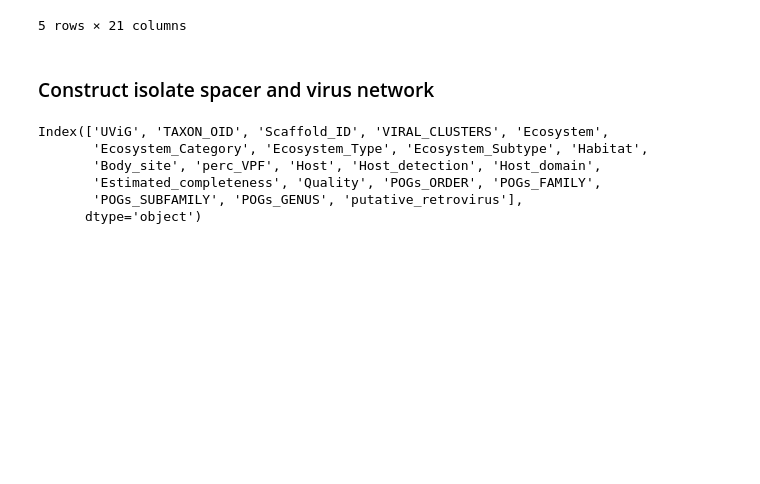
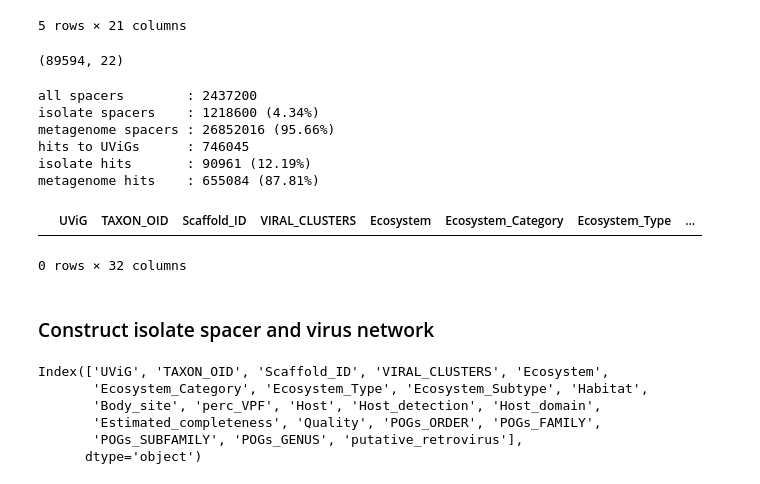
Before and after one commit to camillescott/viralnet, a Jupyter notebook: ViralNetworks.ipynb, the cells around one changed output. Cells and saved outputs as stored; diff of their text form; code cells hidden in the pictures; blank space fills up the shorter version.

```diff
--- a/ViralNetworks.ipynb
+++ b/ViralNetworks.ipynb
@@ -323,6 +323,55 @@ metadata.head()
 | 3 | 2003000007_____2003297164 | 2003000007 | 2003297164 | sg_24099 | Environmental | Air | Outdoor Air | ... |
 | 4 | 2003000007_____2003297262 | 2003000007 | 2003297262 | sg_24100 | Environmental | Air | Outdoor Air | ... |
 5 rows × 21 columns
+# %%
+v2h_taxonomy = pandas.read_csv( 'data/predicted_hosts.tsv', sep='\t' )
+v2h_taxonomy.shape
+# %% [output]
+(89594, 22)
+# %%
+# Basic statistics for spacers
+
+import gzip
+
+#n_meta_spacers = str( gzip.open( 'data/meta_spacers.fna.gz' ).read() ).count( '>' )
+#n_iso_spacers  = open( 'data/viral_spacers.fna' ).read().count( '>' )
+
+print( 'all spacers        : {}'.format( n_iso_spacers + n_iso_spacers ) )
+
+print( 'isolate spacers    : {} ({:2.2f}%)'.format( n_iso_spacers,
+                                                 100 * n_iso_spacers / ( n_iso_spacers + n_meta_spacers ) ) )
+
+print( 'metagenome spacers : {} ({:2.2f}%)'.format( n_meta_spacers,
+                                                 100 * n_meta_spacers / ( n_iso_spacers + n_meta_spacers ) ) )
+
+
+print( '--------------------------------------')
+
+isolate_oids = set( int(i) for i in open( 'data/taxonOids.public.txt' ).read().split() )
+#set(metadata['TAXON_OID']) & set(isolate_oids)
+print( 'hits to UViGs      :', metadata.shape[0] )
+
+n_isolate_hits = len( set( metadata['TAXON_OID'] ) ^ isolate_oids )
+
+print( 'isolate hits       : {} ({:2.2f}%)'.format( n_isolate_hits,
+                                                  100 * n_isolate_hits / metadata.shape[0] ) )
+
+n_meta_hits = metadata.shape[0] - n_isolate_hits
+print( 'metagenome hits    : {} ({:2.2f}%)'.format( n_meta_hits,
+                                                  100 * n_meta_hits / metadata.shape[0] ) )
+
+
+taxonomy = pandas.read_csv( 'data/all_public.txt', sep='\t' )
+metadata.join( taxonomy, on='TAXON_OID' ).dropna()
+# %% [output]
+all spacers        : 2437200
+isolate spacers    : 1218600 (4.34%)
+metagenome spacers : 26852016 (95.66%)
+hits to UViGs      : 746045
+isolate hits       : 90961 (12.19%)
+metagenome hits    : 655084 (87.81%)
+|  | UViG | TAXON_OID | Scaffold_ID | VIRAL_CLUSTERS | Ecosystem | Ecosystem_Category | Ecosystem_Type | ... |
+0 rows × 32 columns
 # %% [markdown]
 ### Construct isolate spacer and virus network
 # %%
```
Also changed, not shown: parts of 1 cell of this notebook, 2 other files.
